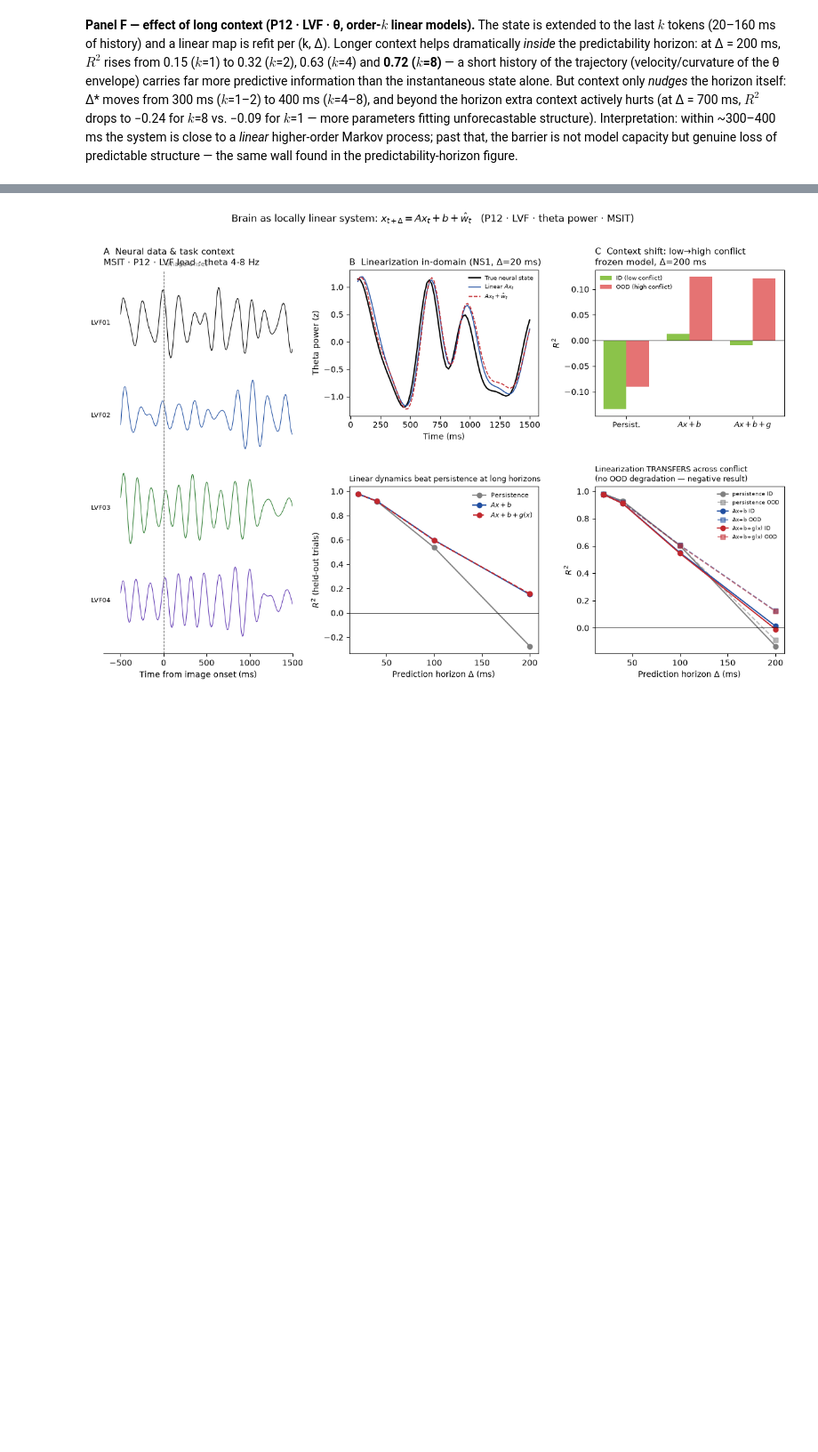
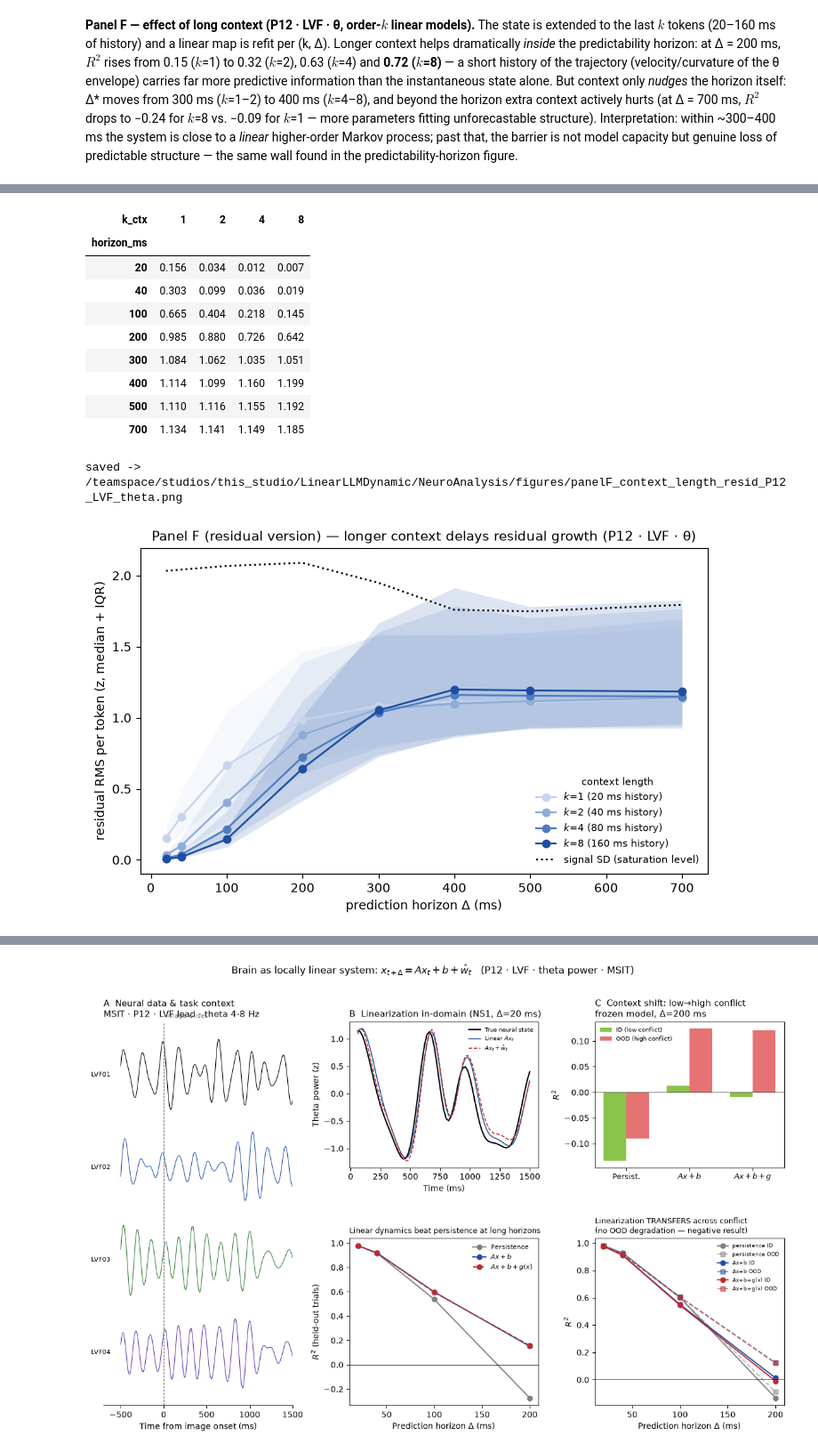
Before and after one commit to rgs2151/controller, a Jupyter notebook: NeuroAnalysis/brain_local_linearization.ipynb, the cells around one changed output, grey strips where cells are left out. Shown at 89% size. Saved outputs shown, nothing was run; the diff lists cells and outputs as text; code cells hidden in the pictures; blank space fills up the shorter version.

```diff
--- a/NeuroAnalysis/brain_local_linearization.ipynb
+++ b/NeuroAnalysis/brain_local_linearization.ipynb
@@ -1537,0 +1668,51 @@ saved -> /teamspace/studios/this_studio/LinearLLMDynamic/NeuroAnalysis/figures/p
+# %%
+# ---------- Panel F (residual version): context length vs residual RMS across horizons ----------
+rows_Fr = []
+for k_ctx in ks_F:
+    for h_ms in h_F:
+        hsF = h_ms // TOKEN_STRIDE_MS
+        XtF, YtF = make_pairs_ctx(z_r[tr], hsF, k_ctx)
+        XvF, YvF = make_pairs_ctx(z_r[va], hsF, k_ctx)
+        XiF, YiF = make_pairs_ctx(z_r[te], hsF, k_ctx)
+        A_F2, b_F2, _ = fit_ridge(XtF, YtF, XvF, YvF)
+        rn = resid_norms(YiF, ridge_predict(A_F2, b_F2, XiF))
+        rows_Fr.append(dict(k_ctx=k_ctx, horizon_ms=h_ms,
+                            med=float(np.median(rn)),
+                            q25=float(np.percentile(rn, 25)),
+                            q75=float(np.percentile(rn, 75))))
+ctx_Fr = pd.DataFrame(rows_Fr)
+ctx_Fr.to_csv(RESULTS_DIR / "panelF_context_length_resid_LVF_theta.csv", index=False)
+pivot_Fr = ctx_Fr.pivot(index="horizon_ms", columns="k_ctx", values="med")
+display(pivot_Fr.round(3))
+
+fig, axF2 = plt.subplots(figsize=(7.2, 4.6))
+for k_ctx, colF in zip(ks_F, shades_F):
+    sub_F = ctx_Fr[ctx_Fr.k_ctx == k_ctx].set_index("horizon_ms").sort_index()
+    axF2.fill_between(sub_F.index, sub_F.q25, sub_F.q75, color=colF, alpha=0.15, lw=0)
+    axF2.plot(sub_F.index, sub_F.med, "o-", color=colF,
+              label=f"$k$={k_ctx} ({20*k_ctx} ms history)")
+axF2.plot(hz.loc[h_F].index, hz.loc[h_F, "sig_sd"], ":", color="black", lw=1.5,
+          label="signal SD (saturation level)")
+axF2.set_xlabel("prediction horizon $\\Delta$ (ms)")
+axF2.set_ylabel("residual RMS per token (z, median + IQR)")
+axF2.legend(fontsize=8, frameon=False, title="context length", title_fontsize=8)
+axF2.set_title("Panel F (residual version) — longer context delays residual growth (P12 · LVF · θ)",
+               fontsize=11)
+fig.tight_layout()
+for ext in ("png", "pdf"):
+    fig.savefig(FIG_DIR / f"panelF_context_length_resid_P12_LVF_theta.{ext}", dpi=200, bbox_inches="tight")
+print("saved ->", FIG_DIR / "panelF_context_length_resid_P12_LVF_theta.png")
+plt.show()
+# %% [output]
+| k_ctx | 1 | 2 | 4 | 8 |
+| horizon_ms |  |  |  |  |
+| 20 | 0.156 | 0.034 | 0.012 | 0.007 |
+| 40 | 0.303 | 0.099 | 0.036 | 0.019 |
+| 100 | 0.665 | 0.404 | 0.218 | 0.145 |
+| 200 | 0.985 | 0.880 | 0.726 | 0.642 |
+| 300 | 1.084 | 1.062 | 1.035 | 1.051 |
+| 400 | 1.114 | 1.099 | 1.160 | 1.199 |
+| 500 | 1.110 | 1.116 | 1.155 | 1.192 |
+| 700 | 1.134 | 1.141 | 1.149 | 1.185 |
+saved -> /teamspace/studios/this_studio/LinearLLMDynamic/NeuroAnalysis/figures/panelF_context_length_resid_P12_LVF_theta.png
+[figure, added]
```
Also changed, not shown: parts of 5 cells of this notebook, 9 other files.
